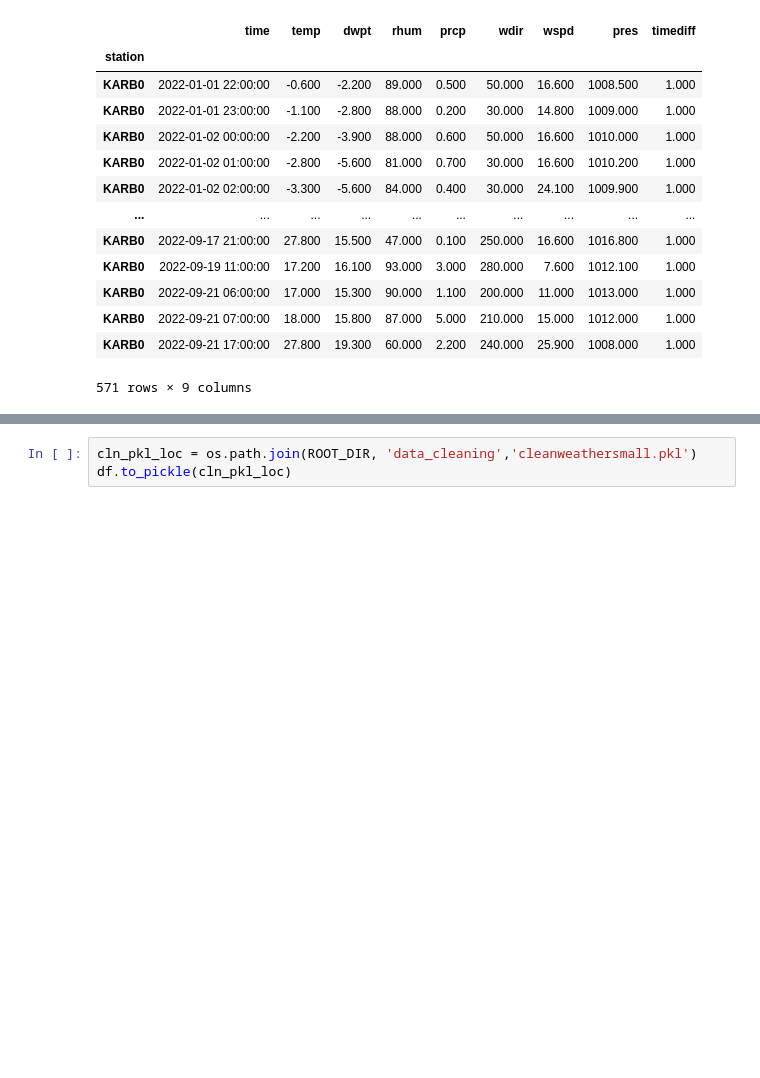
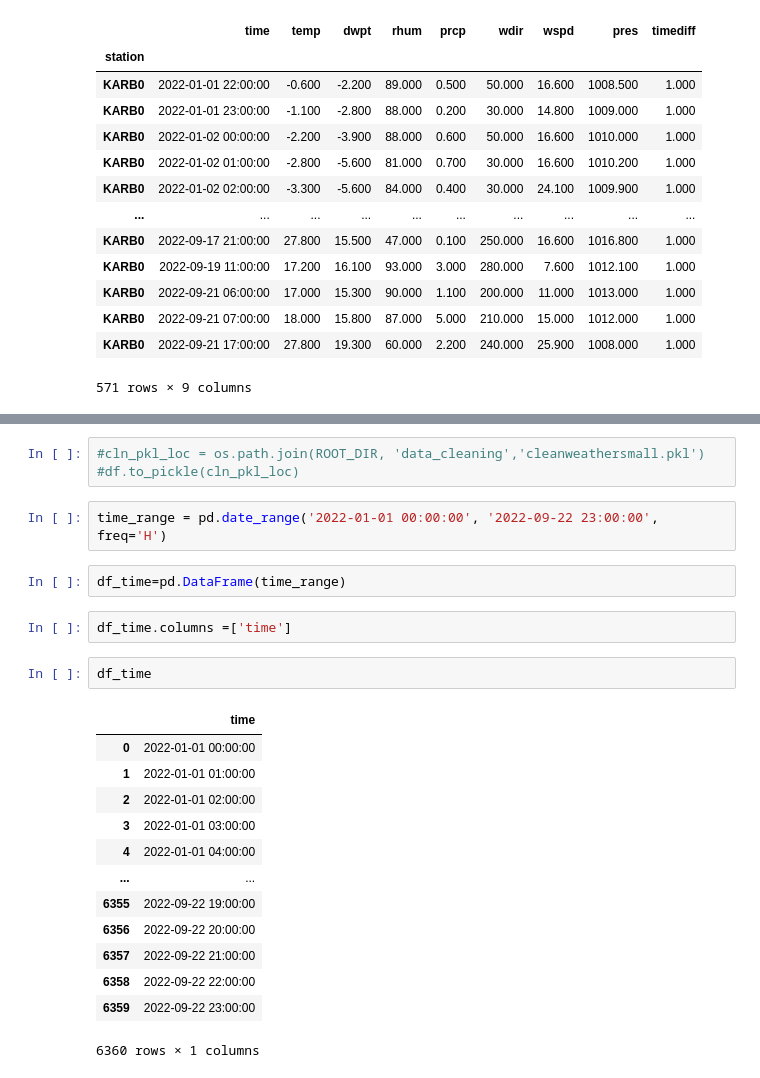
Before and after one commit to Pkeet99/Weatherman, a Jupyter notebook: data_cleaning/initial_cleaning.ipynb, the cells around one changed output, grey strips where cells are left out. Cells and saved outputs as stored; diff of their text form; blank space fills up the shorter version.

Commit message:
Updating cleaning - going to branch

```diff
--- a/data_cleaning/initial_cleaning.ipynb
+++ b/data_cleaning/initial_cleaning.ipynb
@@ -232,4 +232,26 @@ dftime
 3765246 rows × 9 columns
 # %%
-cln_pkl_loc = os.path.join(ROOT_DIR, 'data_cleaning','cleanweathersmall.pkl')
-df.to_pickle(cln_pkl_loc)
+#cln_pkl_loc = os.path.join(ROOT_DIR, 'data_cleaning','cleanweathersmall.pkl')
+#df.to_pickle(cln_pkl_loc)
+# %%
+time_range = pd.date_range('2022-01-01 00:00:00', '2022-09-22 23:00:00', freq='H')
+# %%
+df_time=pd.DataFrame(time_range)
+# %%
+df_time.columns =['time']
+# %%
+df_time
+# %% [output]
+|  | time |
+| 0 | 2022-01-01 00:00:00 |
+| 1 | 2022-01-01 01:00:00 |
+| 2 | 2022-01-01 02:00:00 |
+| 3 | 2022-01-01 03:00:00 |
+| 4 | 2022-01-01 04:00:00 |
+| ... | ... |
+| 6355 | 2022-09-22 19:00:00 |
+| 6356 | 2022-09-22 20:00:00 |
+| 6357 | 2022-09-22 21:00:00 |
+| 6358 | 2022-09-22 22:00:00 |
+| 6359 | 2022-09-22 23:00:00 |
+6360 rows × 1 columns
```
Also changed, not shown: parts of 4 cells of this notebook.
